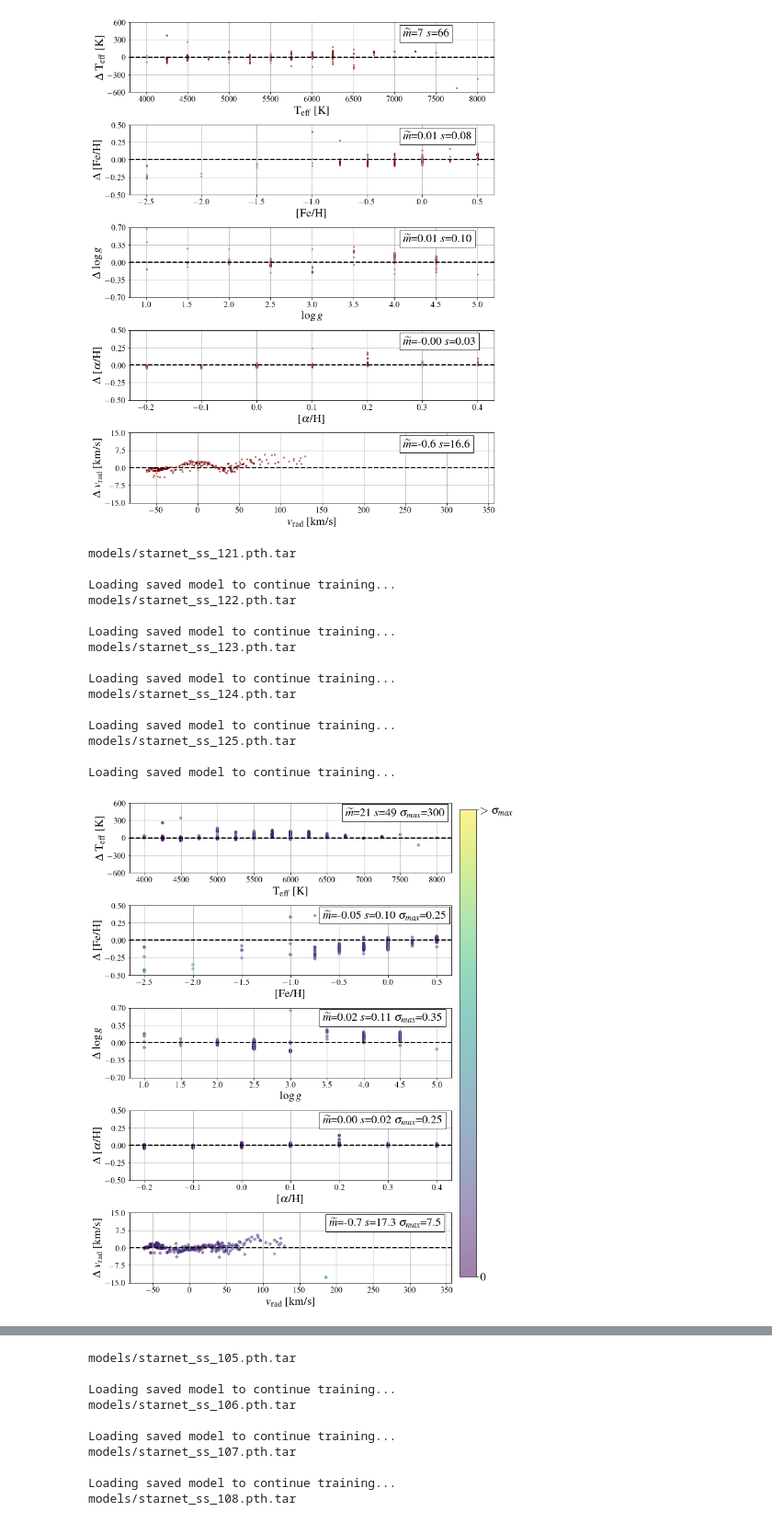
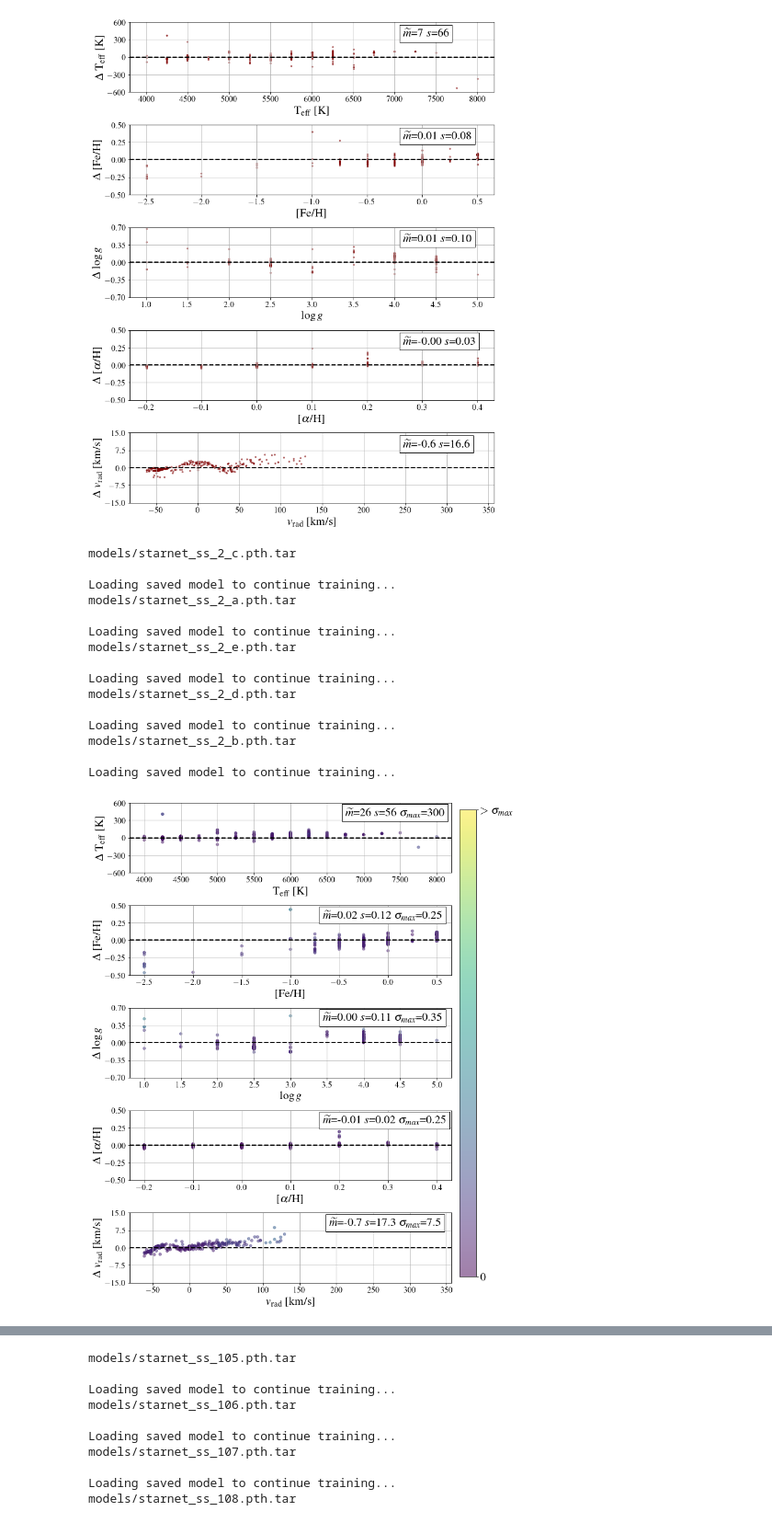
Before and after one commit to mkim0029/StarNet_SS, a Jupyter notebook: test_starnet_ss.ipynb, the cells around one changed output, grey strips where cells are left out. Shown at 92% size. Saved outputs shown, nothing was run; the diff lists cells and outputs as text; code cells hidden in the pictures.

```diff
--- a/test_starnet_ss.ipynb
+++ b/test_starnet_ss.ipynb
@@ -18,7 +18,7 @@ device = torch.device('cuda') if torch.cuda.is_available() else torch.device('cp
 print('Using Torch version: %s' % (torch.__version__))
 print('Using a %s device' % (device))
 
-model_name = 'starnet_ss_1'
+model_name = 'starnet_ss_9'
 
 # Directories
 config_dir = os.path.join(cur_dir, 'configs/')
@@ -171,36 +197,42 @@ Predicting on 400 spectra...
 starnet_ss_234
 [figure]
 # %%
+import glob
+
+
+
 # Load ensemble of models
-model_filenames =  [os.path.join(model_dir, 'starnet_ss_%i.pth.tar'%i) for i in range(121,126)]
+model_num = 2
+model_filenames = glob.glob(os.path.join(model_dir, 'starnet_ss_%i_*.pth.tar'%(model_num)))
+
 models = []
 for model_filename in model_filenames:
     print(model_filename)
     model, losses, cur_iter = load_model_state(copy.deepcopy(model), model_filename)
     model.eval_mode()
     models.append(model)
 
 (tgt_stellar_labels, pred_stellar_labels,
 sigma_stellar_labels, tgt_task_labels,
  pred_task_labels) = predict_ensemble(models, source_val_dataset)
 
 plot_resid(label_keys, tgt_stellar_labels, pred_stellar_labels, sigma_stellar_labels,
           y_lims=[600, 0.5, 0.7, 0.5, 15],
            savename='figures/starnet_ss_chunked_ensemble_on_source.png')
 # %% [output]
-models/starnet_ss_121.pth.tar
+models/starnet_ss_2_c.pth.tar
 
 Loading saved model to continue training...
-models/starnet_ss_122.pth.tar
+models/starnet_ss_2_a.pth.tar
 
 Loading saved model to continue training...
-models/starnet_ss_123.pth.tar
+models/starnet_ss_2_e.pth.tar
 
 Loading saved model to continue training...
-models/starnet_ss_124.pth.tar
+models/starnet_ss_2_d.pth.tar
 
 Loading saved model to continue training...
-models/starnet_ss_125.pth.tar
+models/starnet_ss_2_b.pth.tar
 
 Loading saved model to continue training...
-[figure, old version]
+[figure, new version]
```
Also changed, not shown: parts of 10 cells of this notebook, 6 other files.
